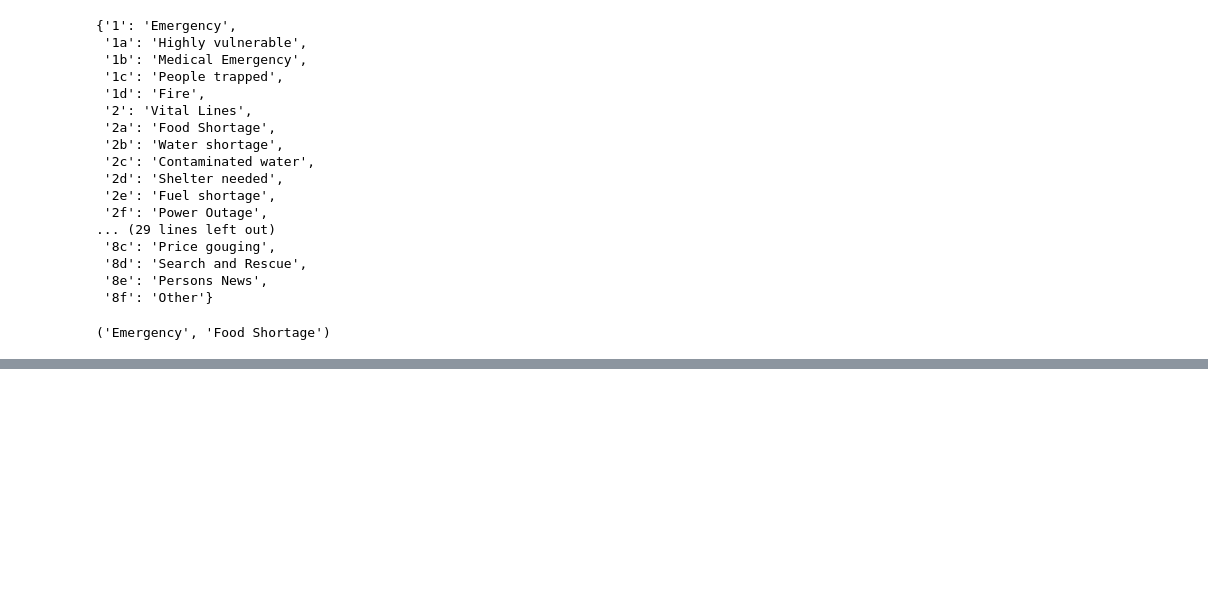
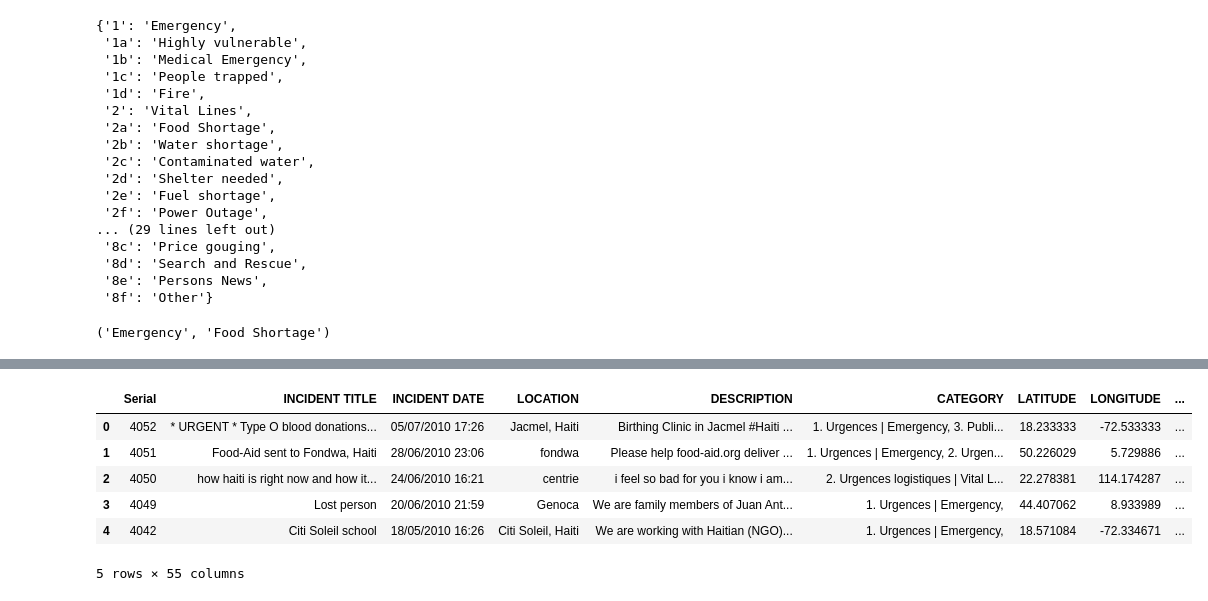
Before and after one commit to ja-vazquez/Python_compendium, a Jupyter notebook: Pandas_Basemap.ipynb, the cells around one changed output, grey strips where cells are left out. Drawn from its saved outputs; the diff is of its cells as text; code cells hidden in the pictures; blank space fills up the shorter version.

```diff
--- a/Pandas_Basemap.ipynb
+++ b/Pandas_Basemap.ipynb
@@ -152,3 +152,14 @@ english_mapping
 english_mapping['1'], english_mapping['2a']
 # %% [output]
 ('Emergency', 'Food Shortage')
+# %%
+#clean and split the english mapping
+
+def get_code(seq):
+    return [x.split('.')[0] for x in seq if x]
+
+all_codes = get_code(all_cats)
+code_index = pd.Index(np.unique(all_codes))
+dummy_frame = DataFrame(np.zeros((len(data), len(code_index))),
+                       index=data.index, columns= code_index)
+code_index
@@ -154,0 +193,10 @@ english_mapping['1'], english_mapping['2a']
+# %%
+data.head(5)
+# %% [output]
+|  | Serial | INCIDENT TITLE | INCIDENT DATE | LOCATION | DESCRIPTION | CATEGORY | LATITUDE | LONGITUDE | ... |
+| 0 | 4052 | * URGENT * Type O blood donations... | 05/07/2010 17:26 | Jacmel, Haiti | Birthing Clinic in Jacmel #Haiti ... | 1. Urgences | Emergency, 3. Publi... | 18.233333 | -72.533333 | ... |
+| 1 | 4051 | Food-Aid sent to Fondwa, Haiti | 28/06/2010 23:06 | fondwa | Please help food-aid.org deliver ... | 1. Urgences | Emergency, 2. Urgen... | 50.226029 | 5.729886 | ... |
+| 2 | 4050 | how haiti is right now and how it... | 24/06/2010 16:21 | centrie | i feel so bad for you i know i am... | 2. Urgences logistiques | Vital L... | 22.278381 | 114.174287 | ... |
+| 3 | 4049 | Lost person | 20/06/2010 21:59 | Genoca | We are family members of Juan Ant... | 1. Urgences | Emergency, | 44.407062 | 8.933989 | ... |
+| 4 | 4042 | Citi Soleil school | 18/05/2010 16:26 | Citi Soleil, Haiti | We are working with Haitian (NGO)... | 1. Urgences | Emergency, | 18.571084 | -72.334671 | ... |
+5 rows × 55 columns
```
Also changed, not shown: parts of 7 cells of this notebook, 2 other files.
